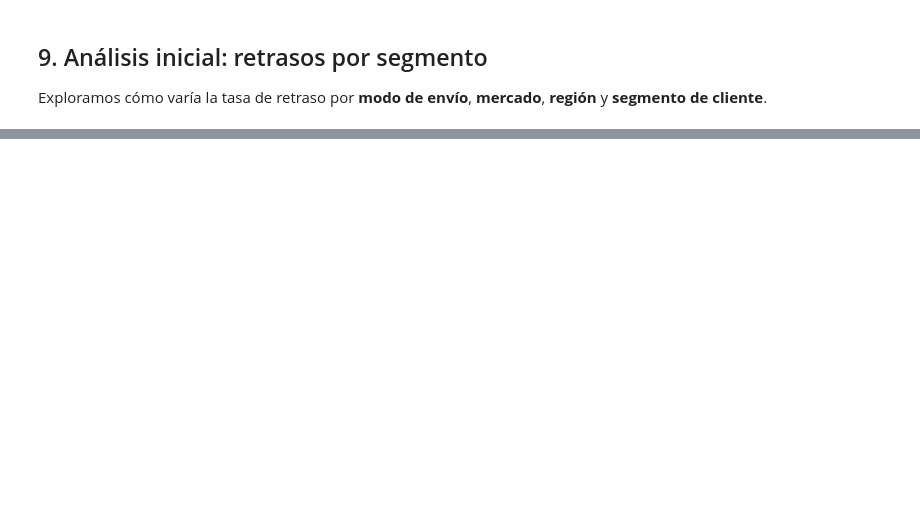
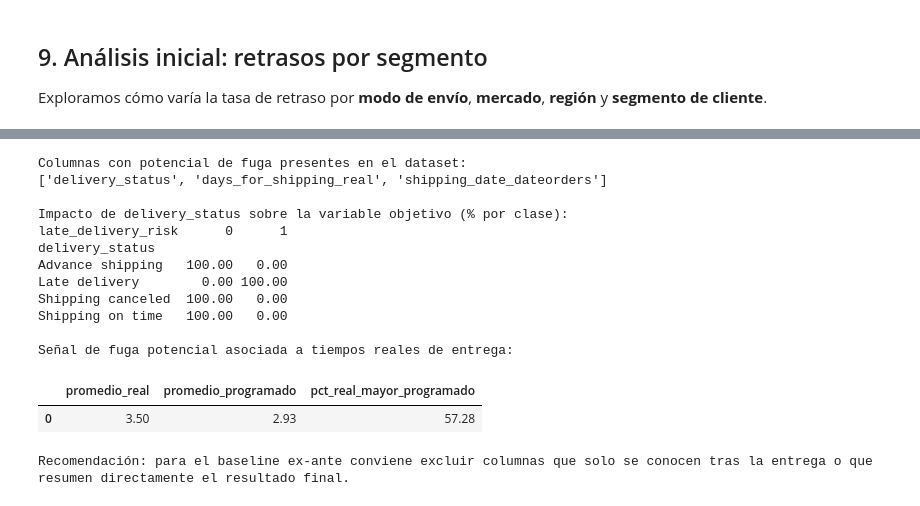
Before and after one commit to paula020/Sistema-Inteligente-de-Predicci-n-de-Retrasos-y-Optimizaci-n-Log-stica-equipo7, a Jupyter notebook: notebooks/01_eda_dataco.ipynb, the cells around one changed output, grey strips where cells are left out. Cells and saved outputs as stored; diff of their text form; code cells hidden in the pictures; blank space fills up the shorter version.

```diff
--- a/notebooks/01_eda_dataco.ipynb
+++ b/notebooks/01_eda_dataco.ipynb
@@ -264,0 +436,52 @@ _Completar con los hallazgos observados al ejecutar las celdas_:
+# %%
+columnas_potencial_leakage = [
+    'delivery_status',
+    'days_for_shipping_real',
+    'shipping_date_dateorders',
+]
+
+presentes = [c for c in columnas_potencial_leakage if c in df.columns]
+print('Columnas con potencial de fuga presentes en el dataset:')
+print(presentes)
+
+if 'delivery_status' in df.columns:
+    tabla_status = (
+        pd.crosstab(df['delivery_status'], df[target], normalize='index') * 100
+    ).round(2)
+    print('\nImpacto de delivery_status sobre la variable objetivo (% por clase):')
+    print(tabla_status)
+
+if {'days_for_shipping_real', 'days_for_shipment_scheduled'}.issubset(df.columns):
+    comparacion = pd.DataFrame({
+        'promedio_real': [df['days_for_shipping_real'].mean()],
+        'promedio_programado': [df['days_for_shipment_scheduled'].mean()],
+        'pct_real_mayor_programado': [
+            (
+                df['days_for_shipping_real']
+                > df['days_for_shipment_scheduled']
+            ).mean() * 100
+        ],
+    })
+    print('\nSeñal de fuga potencial asociada a tiempos reales de entrega:')
+    display(comparacion.round(2))
+
+print(
+    '\nRecomendación: para el baseline ex-ante conviene excluir columnas que '
+    'solo se conocen tras la entrega o que resumen directamente el resultado final.'
+)
+# %% [output]
+Columnas con potencial de fuga presentes en el dataset:
+['delivery_status', 'days_for_shipping_real', 'shipping_date_dateorders']
+
+Impacto de delivery_status sobre la variable objetivo (% por clase):
+late_delivery_risk      0      1
+delivery_status
+Advance shipping   100.00   0.00
+Late delivery        0.00 100.00
+Shipping canceled  100.00   0.00
+Shipping on time   100.00   0.00
+
+Señal de fuga potencial asociada a tiempos reales de entrega:
+|  | promedio_real | promedio_programado | pct_real_mayor_programado |
+| 0 | 3.50 | 2.93 | 57.28 |
+Recomendación: para el baseline ex-ante conviene excluir columnas que solo se conocen tras la entrega o que resumen directamente el resultado final.
```
Also changed, not shown: parts of 29 cells of this notebook, 9 other files.
